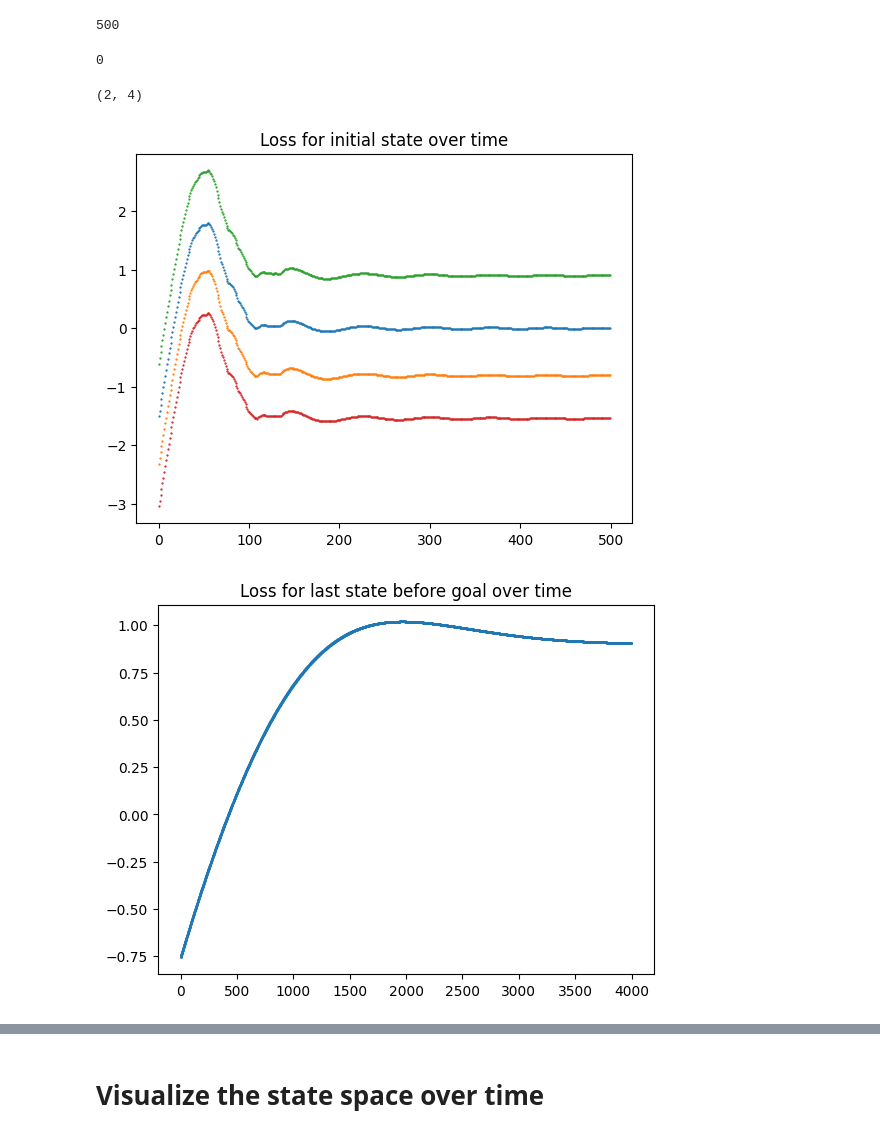
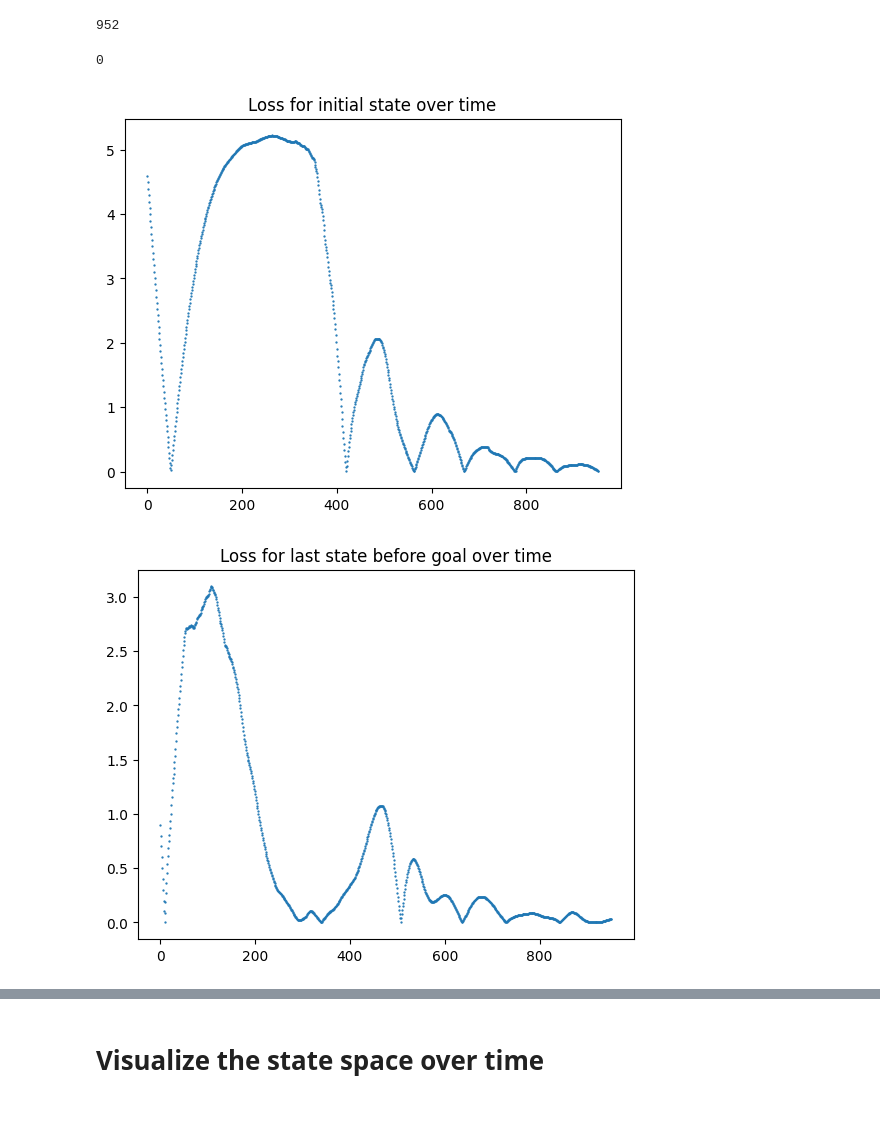
Before and after one commit to maichmueller/plangolin, a Jupyter notebook: notebooks/visz_state_space.ipynb, the cells around one changed output, grey strips where cells are left out. Drawn from its saved outputs; the diff is of its cells as text; code cells hidden in the pictures.

Commit message:
Visualizing actor probabilities over time & solving medium with ac

```diff
--- a/notebooks/visz_state_space.ipynb
+++ b/notebooks/visz_state_space.ipynb
@@ -31,2 +38,12 @@ plt.show()
+# %%
+out_dir = f"../out/{blocks_instance}/{run_name}/"
 # %%
-values = torch.load(f"../out/{blocks_instance}/{run_name}/values.pt")
+values = torch.load(out_dir + "values.pt")
+# %%
+gamma = 0.9
+non_goal_states = [s for s in space.get_states() if not space.is_goal_state(s)]
+distances = torch.tensor(
+    [space.get_distance_to_goal_state(s) for s in non_goal_states],
+    dtype=torch.int,
+)
+optimal_values = -(1 - gamma ** distances) / (1 - gamma)
@@ -42,7 +67,10 @@ tensor([-0.0121, -0.8221,  0.8879, -1.5511])
+# %%
+sqavg_values = (values - optimal_values).square()
+l1_values = torch.abs(values - optimal_values)
 # %%
 (total_iterations := len(values))
 # %% [output]
-500
+952
 # %%
 (initial_state_idx := next(
     i for i, s in enumerate(space.get_states()) if s == space.get_initial_state()))
@@ -53,29 +79,22 @@ initial_values = values[:, initial_state_idx]
-# %%
-(space.get_distance_to_goal_state(space.get_initial_state()),
- max(space.get_distance_to_goal_state(s) for s in space.get_states()))
-# %% [output]
-(2, 4)
 # %%
 # plot values for initial state over all time steps
 # remove outlier
 start_it = 0
-plt.scatter(torch.arange(start_it, total_iterations), values[start_it:, 0], s=0.4)
-plt.scatter(torch.arange(start_it, total_iterations), values[start_it:, 1], s=0.4)
-plt.scatter(torch.arange(start_it, total_iterations), values[start_it:, 2], s=0.4)
-plt.scatter(torch.arange(start_it, total_iterations), values[start_it:, 3], s=0.4)
+plt.scatter(torch.arange(start_it, total_iterations),
+            l1_values[start_it:, initial_state_idx], s=0.4)
 plt.title("Loss for initial state over time")
 plt.show()
 # %% [output]
-[figure, old version]
+[figure, new version]
 # %%
 # plot values for last state before the goal over all time steps
 one_before_goal = next(i for i, s in enumerate(space.get_states()) if
                        space.get_distance_to_goal_state(s) == 1)
 start_it = 0
 plt.scatter(torch.arange(start_it, total_iterations),
-            values[start_it:, one_before_goal], s=0.4)
+            l1_values[start_it:, one_before_goal], s=0.4)
 plt.title("Loss for last state before goal over time")
 plt.show()
 # %% [output]
-[figure, old version]
+[figure, new version]
 # %%
```
Also changed, not shown: parts of 42 cells of this notebook.
